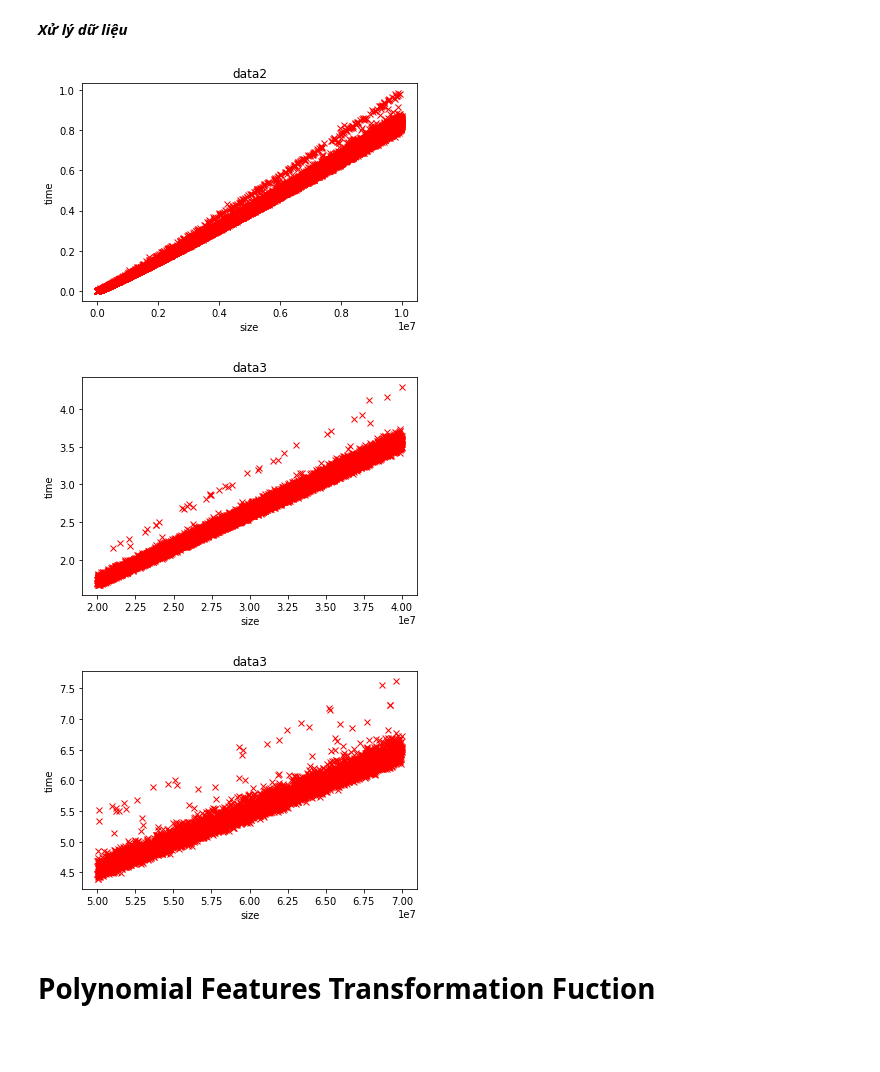
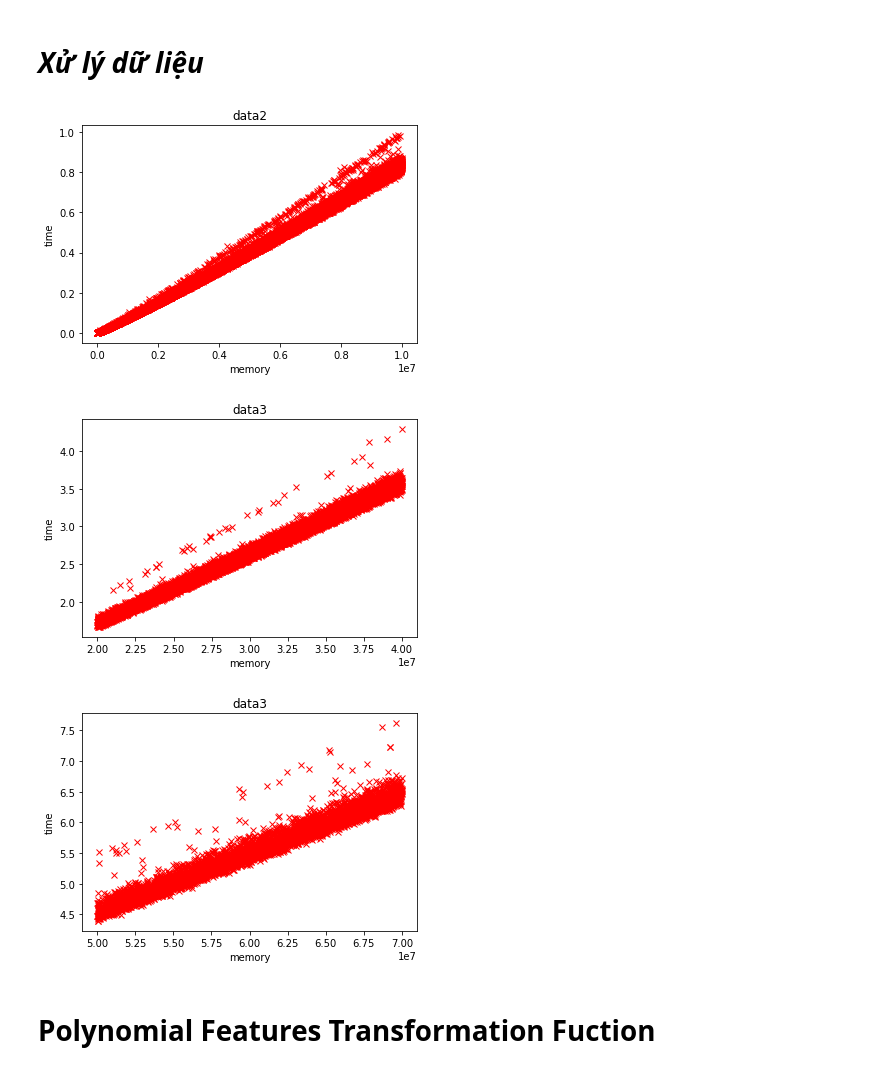
Before and after one commit to phutaekwondo/CS114.L21, a Jupyter notebook: BT_colab_so_2.ipynb, the cells around one changed output. Cells and saved outputs as stored; diff of their text form; code cells hidden in the pictures; blank space fills up the shorter version.

```diff
--- a/BT_colab_so_2.ipynb
+++ b/BT_colab_so_2.ipynb
@@ -6,5 +26,5 @@ import numpy as np
 # %% [markdown]
-***Xử lý dữ liệu***
+# ***Xử lý dữ liệu***
 # %%
 url_train = 'http://cs.uit.edu.vn/data2.txt?fbclid=IwAR11i7MdMWgqg6i1ab0z3C1VRJLM_6BpnjlpS_hZmNhlBJeYjDihp479fnU'
 url_test_1 = 'http://cs.uit.edu.vn/data3.txt?fbclid=IwAR0xQwlnCNoEWthoc8txwpYSHFuf-lo6KOAXMzum53EWy89fJChAaUqGzB8'
@@ -21,27 +41,27 @@ X_data = np.concatenate((X_train, X_test_1, X_test_2))
 # %%
 import matplotlib.pyplot as plt
 
 plt.plot(X_train, y_train, "x", color='red')
 plt.title("data2")
-plt.xlabel('size')
+plt.xlabel('memory')
 plt.ylabel('time')
 plt.show()
 
 plt.plot(X_test_1, y_test_1, "x", color='red')
 plt.title("data3")
-plt.xlabel('size')
+plt.xlabel('memory')
 plt.ylabel('time')
 plt.show()
 
 plt.plot(X_test_2, y_test_2, "x", color='red')
-plt.title("data4")
-plt.xlabel('size')
+plt.title("data3")
+plt.xlabel('memory')
 plt.ylabel('time')
 plt.show()
 # %% [output]
-[figure, old version]
+[figure, new version]
-[figure, old version]
+[figure, new version]
-[figure, old version]
+[figure, new version]
 # %%
 from sklearn.metrics import mean_squared_error as mse
 from sklearn.metrics import mean_absolute_error as mae
```
Also changed, not shown: parts of 22 cells of this notebook.
